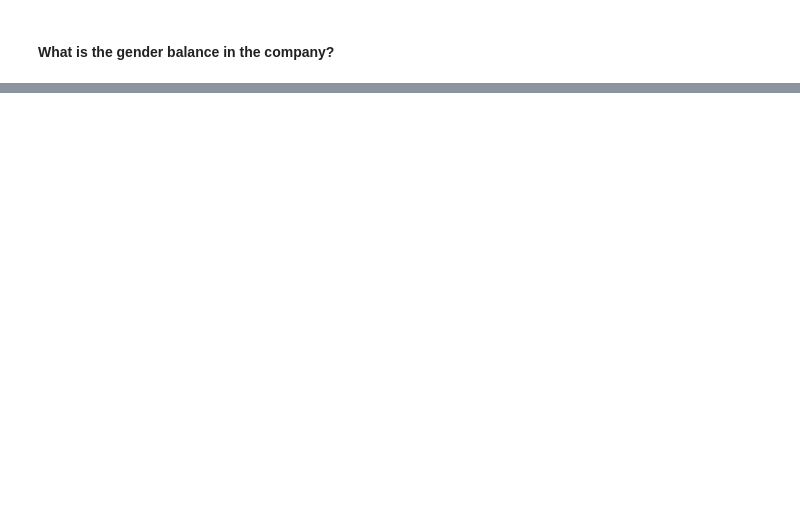
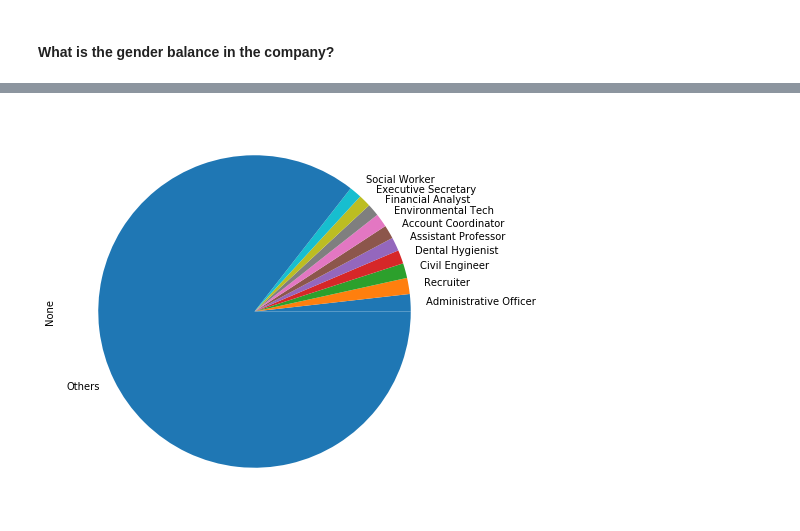
Before and after one commit to MohamedElGuendouz/mohamedelguendouz.github.io, a Jupyter notebook: projects/Create KPI's/Create_KPI's.ipynb, the cells around one changed output, grey strips where cells are left out. Drawn from its saved outputs; the diff is of its cells as text; code cells hidden in the pictures; blank space fills up the shorter version.

```diff
--- a/projects/Create KPI's/Create_KPI's.ipynb
+++ b/projects/Create KPI's/Create_KPI's.ipynb
@@ -83,0 +84,7 @@ Name: gender, dtype: object
+# %%
+series_jobs = df['job'].value_counts().head(10)
+
+sum_others_jobs = df_count_gender["job"].count() - series_jobs.sum()
+series_jobs = series_jobs.append(pd.Series([sum_others_jobs], index=['Others']))
+
+series_jobs
@@ -83,0 +104,4 @@ Name: gender, dtype: object
+# %%
+jobs_plot_pie = series_jobs.plot.pie(y='Proportion of jobs', subplots=True, figsize=(7, 20))
+# %% [output]
+[figure, added]
```
Also changed, not shown: parts of 14 cells of this notebook, 10 other files.
